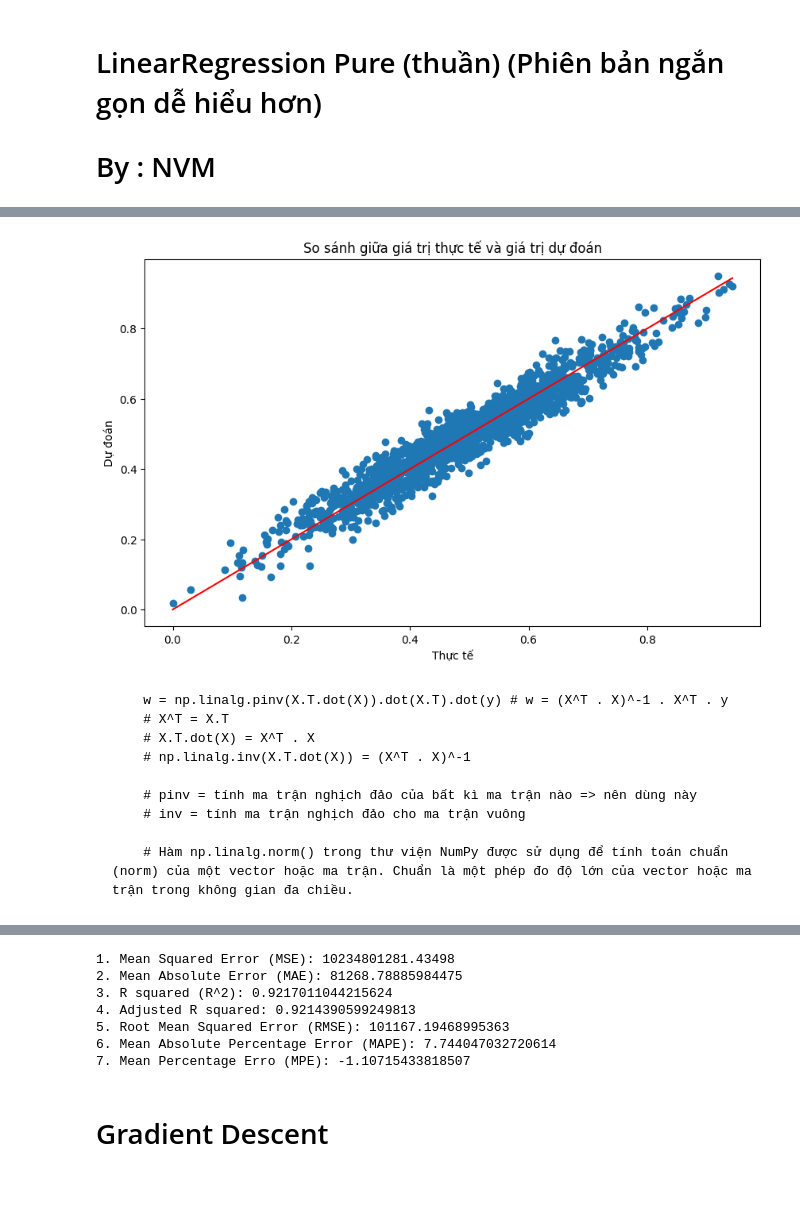
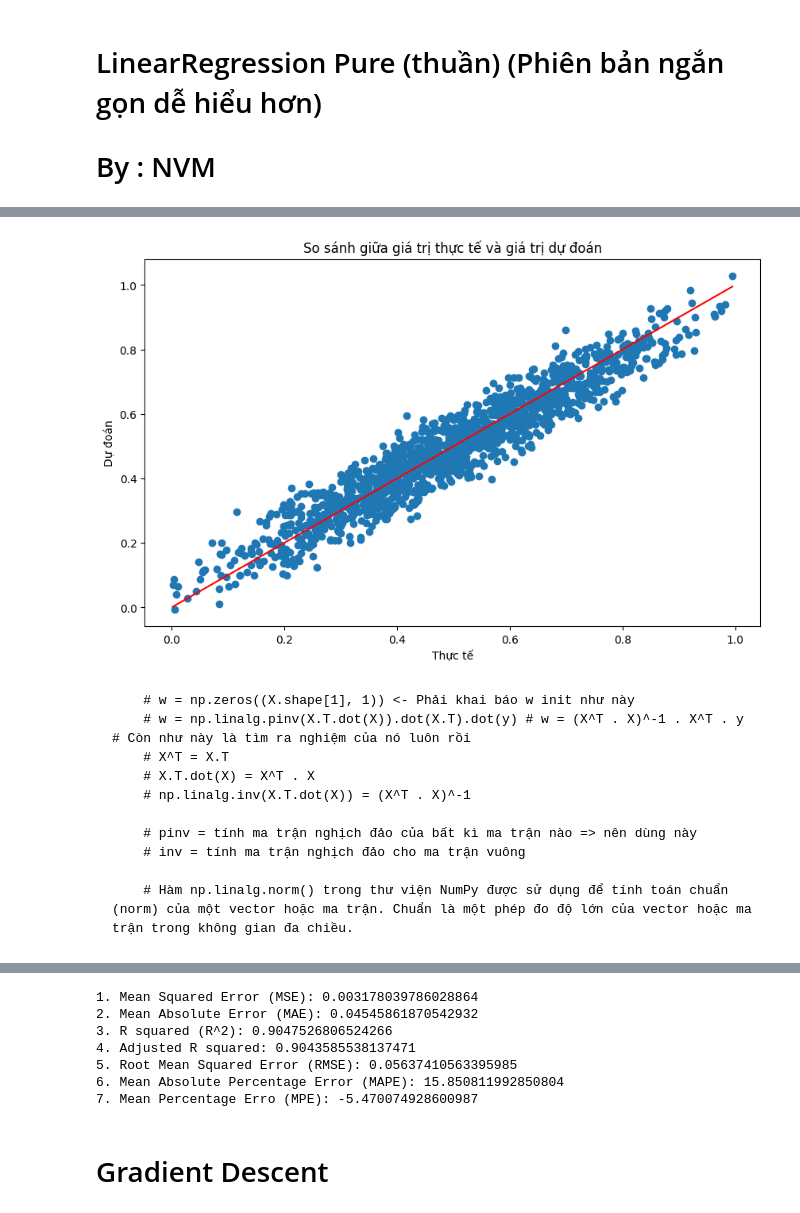
Before and after one commit to NguyenVanManh-AI/Deep-Learning, a Jupyter notebook: Learning/Chapter2_Machine learning_basic/Lab1_LinearRegression/Lab1_LinearRegression.ipynb, the cells around one changed output, grey strips where cells are left out. Saved outputs shown, nothing was run; the diff lists cells and outputs as text; code cells hidden in the pictures; blank space fills up the shorter version.

```diff
--- a/Learning/Chapter2_Machine learning_basic/Lab1_LinearRegression/Lab1_LinearRegression.ipynb
+++ b/Learning/Chapter2_Machine learning_basic/Lab1_LinearRegression/Lab1_LinearRegression.ipynb
@@ -29,0 +30,36 @@ data.head() # nên để này ra riêng để in ra được , vì ipynb nếu i
+# %%
+import pandas as pd
+import numpy as np
+import matplotlib.pyplot as plt
+
+# Đọc dữ liệu từ file CSV
+data = pd.read_csv("USA_Housing.csv")
+
+# Tiề xử lí dữ liệu
+def remove_outliers(df, column): # Xử lí dữ liệu ngoại lệ
+    Q1 = df[column].quantile(0.25)
+    Q3 = df[column].quantile(0.75)
+    IQR = Q3 - Q1
+    lower_bound = Q1 - 1.5 * IQR
+    upper_bound = Q3 + 1.5 * IQR
+    df_filtered = df[(df[column] >= lower_bound) & (df[column] <= upper_bound)]
+    return df_filtered
+
+def preprocess_data(data):
+    data = data.dropna() # Xóa dữ liệu null
+    data = data.drop(["Address"], axis=1) # xóa cột địa chỉ
+
+    cols_to_check = ['Avg. Area Income', 'Avg. Area House Age', 'Avg. Area Number of Rooms', 'Avg. Area Number of Bedrooms', 'Area Population', 'Price']
+
+    # Xử lí dữ liệu ngoại lệ
+    for col in cols_to_check:
+        data = remove_outliers(data, col)
+
+    # Chuẩn hóa dữ liệu [QUAN TRỌNG]
+    for col in cols_to_check:
+        data[col] = (data[col] - data[col].min()) / (data[col].max() - data[col].min()) # Chuẩn hóa theo dạng Min-max
+
+    return data
+
+data = preprocess_data(data)
+data.head() # nên để này ra riêng để in ra được , vì ipynb nếu in nhiều quá nó sẽ ẩn đi
@@ -37,7 +80,7 @@ def matrix_transformation(x, y) :
 def linear_regression(X, y, lr=0.05, epsilon=1e-10, epochs=100000):
     ep = 0
     N = X.shape[0]
-    w = np.linalg.pinv(X.T.dot(X)).dot(X.T).dot(y) # w = (X^T . X)^-1 . X^T . y
+    w = np.zeros((X.shape[1], 1))
     while ep < epochs:
         # Tính gradient
         gradient = np.dot(X.T, (np.dot(X, w) - y)) / N # gradient = X^T * (y^ - y)
@@ -59,38 +102,39 @@ def predict(X, w):
     predictions = X.dot(w)
 
     return predictions
 
 X = data[['Avg. Area Income', 'Avg. Area House Age', 'Avg. Area Number of Rooms', 'Avg. Area Number of Bedrooms', 'Area Population']]
 y = data['Price']
 
 # Chia dữ liệu thành tập huấn luyện và tập kiểm tra (70-30)
 np.random.seed(42)  # Để đảm bảo kết quả được tái tạo
 random_indices = np.random.permutation(len(X))
 train_size = int(0.7 * len(X))
 
 X_train = X.iloc[random_indices[:train_size]]
-y_train = y[random_indices[:train_size]]
+y_train = y.iloc[random_indices[:train_size]].values
 X_test = X.iloc[random_indices[train_size:]]
-y_test = y[random_indices[train_size:]]
+y_test = y.iloc[random_indices[train_size:]].values
 
 X_train, y_train = matrix_transformation(X_train, y_train)
 X_test, y_test = matrix_transformation(X_test, y_test)
 
 w = linear_regression(X_train, y_train, lr=0.05, epsilon=1e-10, epochs=100000) # huấn luyện
 predictions = predict(X_test, w) # đầu ra kết quả dự đoán
 
 # Vẽ biểu đồ so sánh giữa giá trị thực tế và giá trị dự đoán
 plt.figure(figsize=(10, 6))
 plt.scatter(y_test, predictions)
 plt.plot([y_test.min(), y_test.max()], [y_test.min(), y_test.max()], color='red')  # Vẽ đường chéo màu đỏ
 plt.xlabel('Thực tế')
 plt.ylabel('Dự đoán')
 plt.title('So sánh giữa giá trị thực tế và giá trị dự đoán')
 plt.show()
 # %% [output]
-[figure, old version]
+[figure, new version]
 # %% [markdown]
-        w = np.linalg.pinv(X.T.dot(X)).dot(X.T).dot(y) # w = (X^T . X)^-1 . X^T . y
+        # w = np.zeros((X.shape[1], 1)) <- Phải khai báo w init như này
+        # w = np.linalg.pinv(X.T.dot(X)).dot(X.T).dot(y) # w = (X^T . X)^-1 . X^T . y # Còn như này là tìm ra nghiệm của nó luôn rồi
         # X^T = X.T
         # X.T.dot(X) = X^T . X
         # np.linalg.inv(X.T.dot(X)) = (X^T . X)^-1
@@ -152,13 +196,13 @@ print("5. Root Mean Squared Error (RMSE):", rmse(y_test, predictions))
 print("6. Mean Absolute Percentage Error (MAPE):", mape(y_test, predictions))
 print("7. Mean Percentage Erro (MPE):", mpe(y_test, predictions))
 # %% [output]
-1. Mean Squared Error (MSE): 10234801281.43498
-2. Mean Absolute Error (MAE): 81268.78885984475
-3. R squared (R^2): 0.9217011044215624
-4. Adjusted R squared: 0.9214390599249813
-5. Root Mean Squared Error (RMSE): 101167.19468995363
-6. Mean Absolute Percentage Error (MAPE): 7.744047032720614
-7. Mean Percentage Erro (MPE): -1.10715433818507
+1. Mean Squared Error (MSE): 0.003178039786028864
+2. Mean Absolute Error (MAE): 0.04545861870542932
+3. R squared (R^2): 0.9047526806524266
+4. Adjusted R squared: 0.9043585538137471
+5. Root Mean Squared Error (RMSE): 0.05637410563395985
+6. Mean Absolute Percentage Error (MAPE): 15.850811992850804
+7. Mean Percentage Erro (MPE): -5.470074928600987
 # %% [markdown]
 # Gradient Descent
 # %%
```
Also changed, not shown: parts of 5 cells of this notebook, 9 other files.
